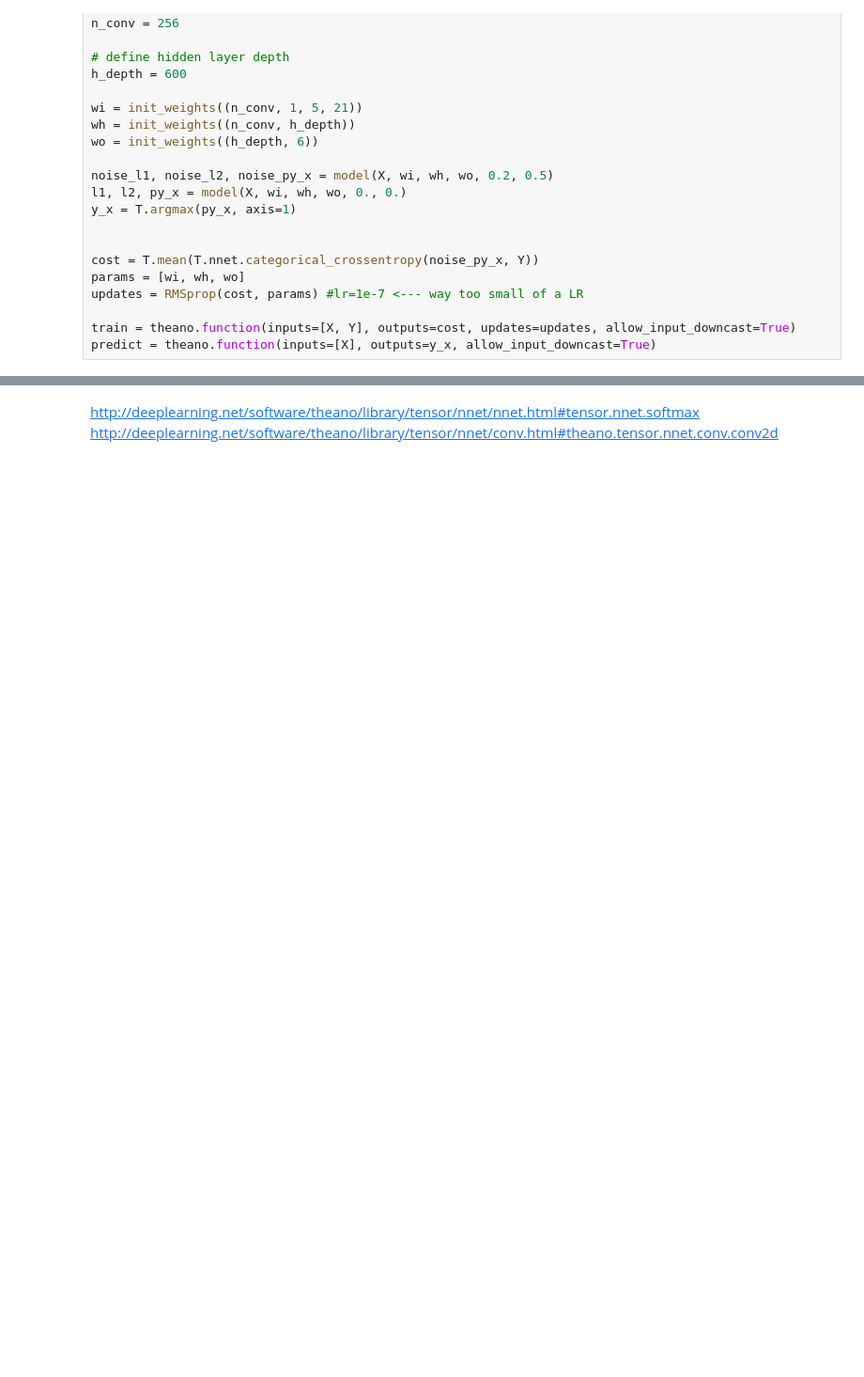
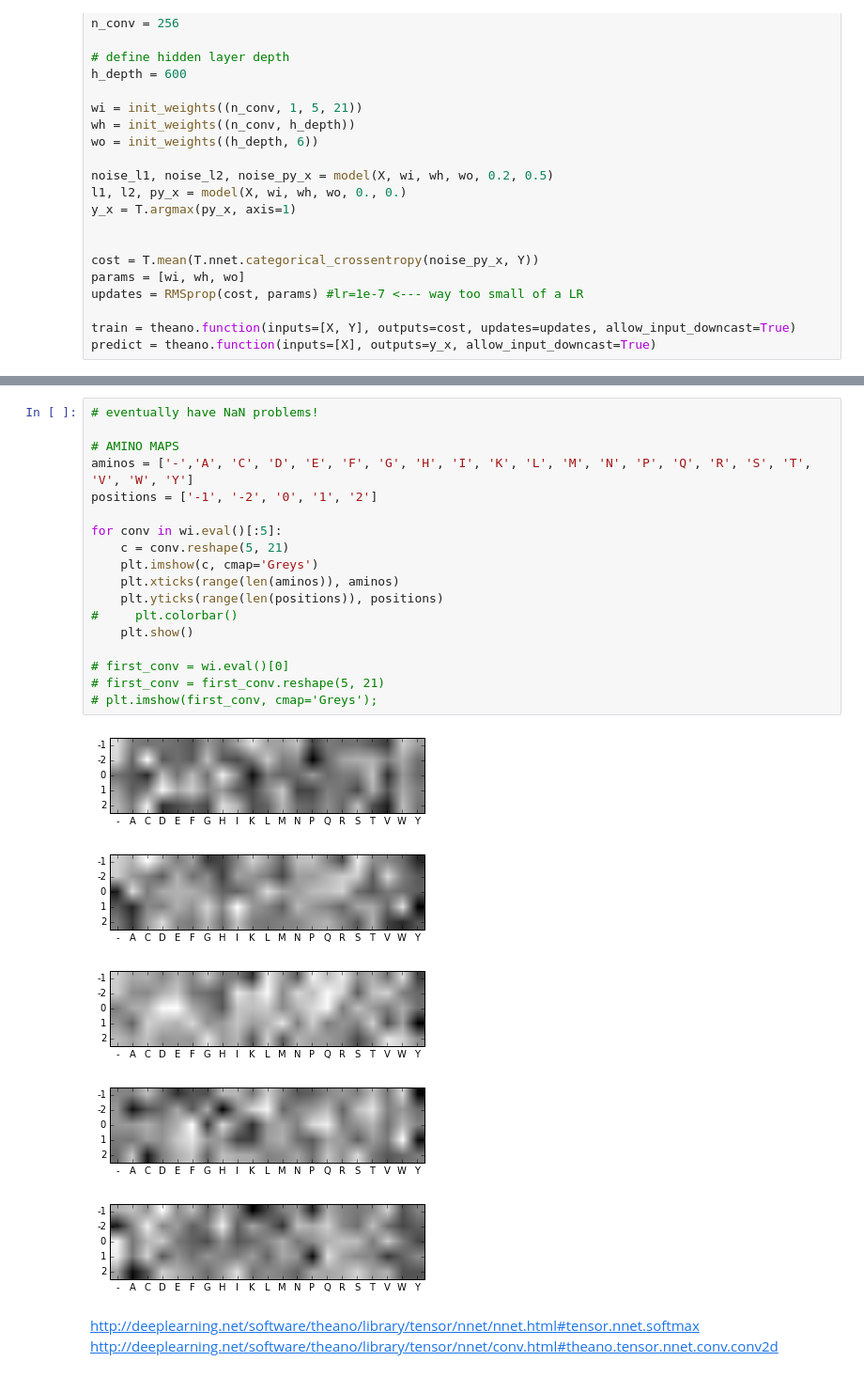
Before and after one commit to lucasramadan/Protein_Prediction, a Jupyter notebook: Covn Net Example.ipynb, the cells around one changed output, grey strips where cells are left out. Shown: that part at 94% size. Cells and saved outputs as stored; diff of their text form; blank space fills up the shorter version.

```diff
--- a/Covn Net Example.ipynb
+++ b/Covn Net Example.ipynb
@@ -227,3 +240,27 @@ plt.plot(costs);
+# %%
+# eventually have NaN problems!
+
+# AMINO MAPS
+aminos = ['-','A', 'C', 'D', 'E', 'F', 'G', 'H', 'I', 'K', 'L', 'M', 'N', 'P', 'Q', 'R', 'S', 'T', 'V', 'W', 'Y']
+positions = ['-1', '-2', '0', '1', '2']
+
+for conv in wi.eval()[:5]:
+    c = conv.reshape(5, 21)
+    plt.imshow(c, cmap='Greys')
+    plt.xticks(range(len(aminos)), aminos)
+    plt.yticks(range(len(positions)), positions)
+#     plt.colorbar()
+    plt.show()
+
+# first_conv = wi.eval()[0]
+# first_conv = first_conv.reshape(5, 21)
+# plt.imshow(first_conv, cmap='Greys');
+# %% [output]
+[figure, added]
+[figure, added]
+[figure, added]
+[figure, added]
+[figure, added]
 # %% [markdown]
 http://deeplearning.net/software/theano/library/tensor/nnet/nnet.html#tensor.nnet.softmax
 http://deeplearning.net/software/theano/library/tensor/nnet/conv.html#theano.tensor.nnet.conv.conv2d
```
Also changed, not shown: parts of 5 cells of this notebook, 1 other file.
